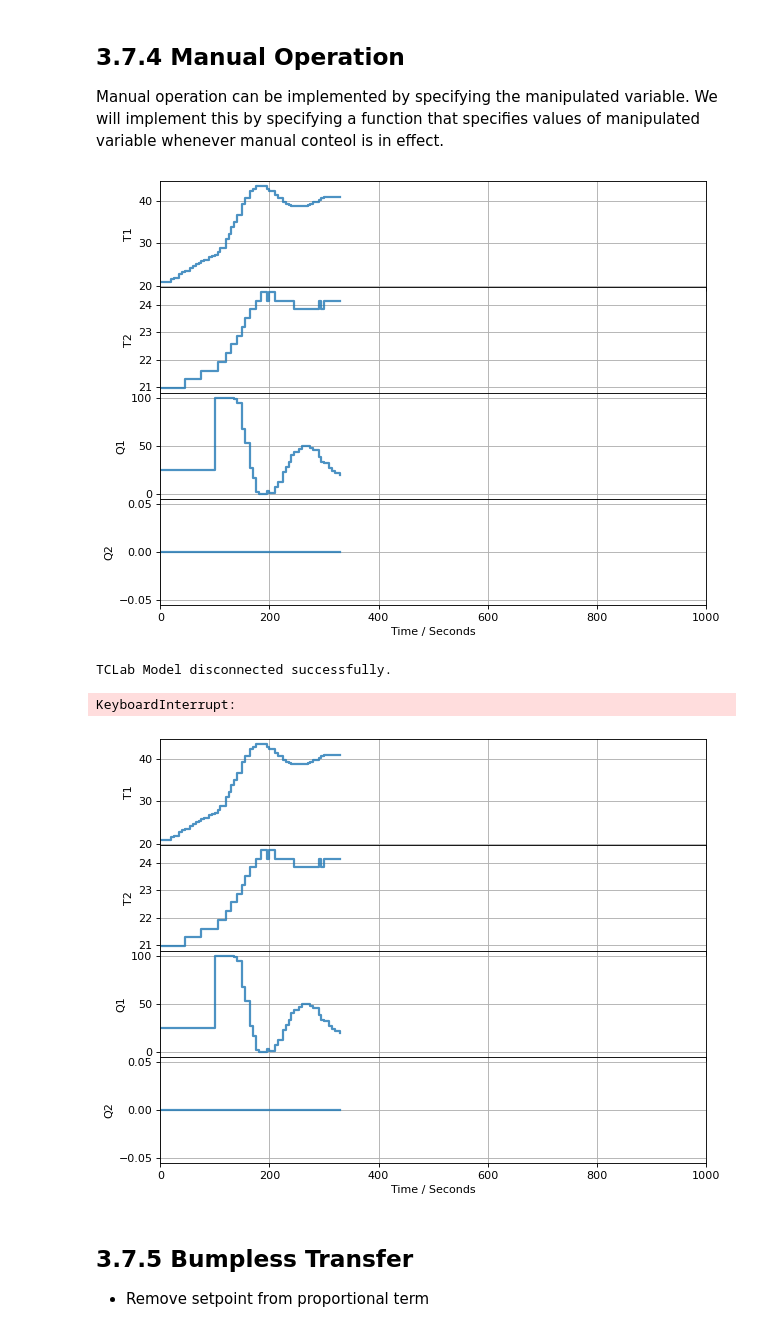
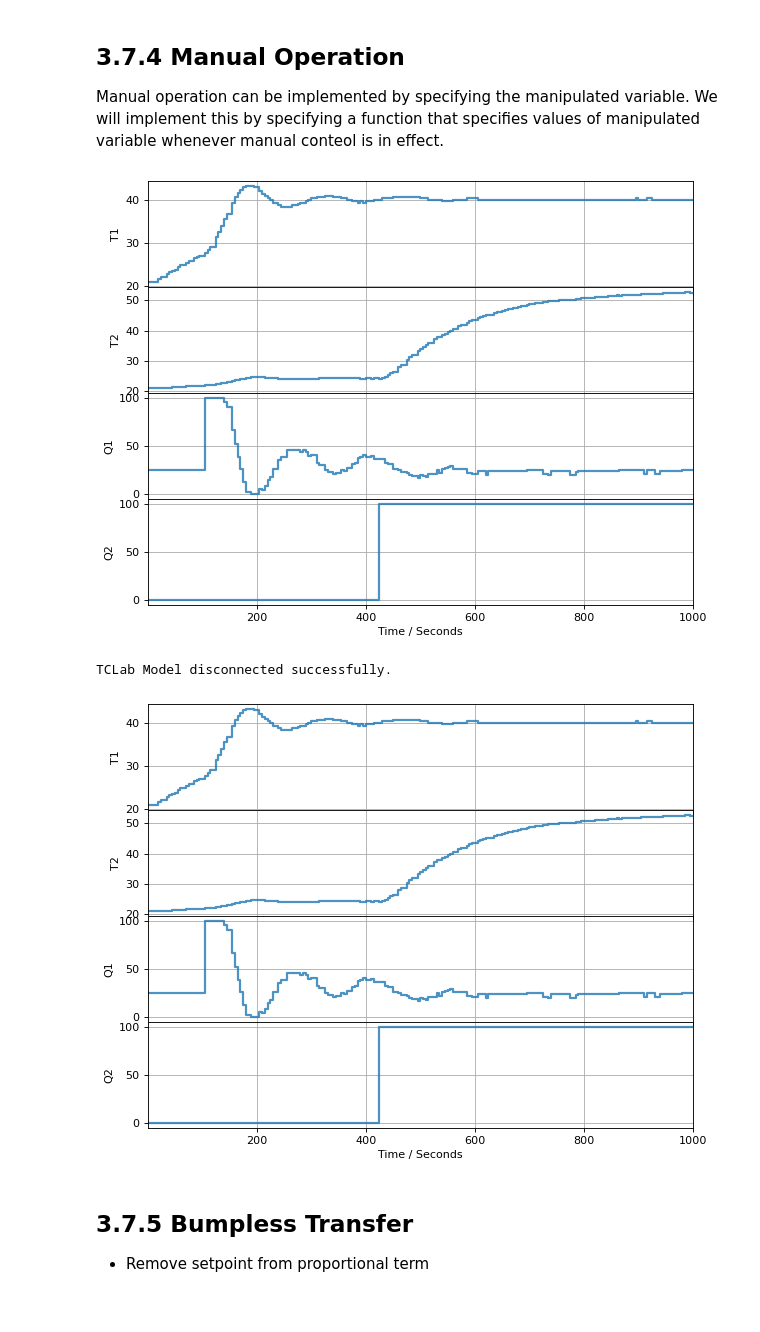
Before and after one commit to jckantor/cbe30338-2021, a Jupyter notebook: docs/03.07-Integral-Windup-and-Bumpless-Transfer.ipynb, the cells around one changed output. Drawn from its saved outputs; the diff is of its cells as text; code cells hidden in the pictures.

Commit message:
update figures

```diff
--- a/docs/03.07-Integral-Windup-and-Bumpless-Transfer.ipynb
+++ b/docs/03.07-Integral-Windup-and-Bumpless-Transfer.ipynb
@@ -75,6 +75,3 @@ def experiment(controller, t_step=5, t_final=1000,
             lab.Q1(U1)
             lab.Q2(DV(t))                        # <= disturbance
             p.update(t)
-
-controller =  PI(5, 0.05)
-experiment(controller)
@@ -137,6 +136,5 @@ def PI_antiwindup_1(Kp, Ki, MV_bar=0, MV_min=0, MV_max=100):
         MV = max(MV_min, min(MV_max, MV))
         e_prev = e
 
-controller = PI_antiwindup_1(10, 0.5)
-experiment(controller)
+experiment(PI_antiwindup_1(10, 0.5))
 # %% [output]
@@ -220,6 +218,5 @@ def PI_antiwindup_2(Kp, Ki, MV_bar=0, MV_min=0, MV_max=100):
         # MV = max(MV_min, min(MV_max, MV)) # <=== turn this off for demo
         e_prev = e
 
-controller = PI_antiwindup_2(10, 0.5)
-experiment_2(controller)
+experiment_2(PI_antiwindup_2(10, 0.5))
 # %% [output]
@@ -235,12 +234,11 @@ def PI_antiwindup(Kp, Ki, MV_bar=0, MV_min=0, MV_max=100):
     MV = MV_bar
     e_prev = 0
     while True:
-        t_step, SP, PV, MV = yield MV   # <==== now gets MV from experiment
+        t_step, SP, PV, MV = yield MV       # <= now gets MV from experiment
         e = PV - SP
         MV += -Kp*(e - e_prev) - t_step*Ki*e
-        MV = max(MV_min, min(MV_max, MV))
+        MV = max(MV_min, min(MV_max, MV))   # <= range limits
         e_prev = e
 
-controller = PI_antiwindup(10, 0.5)
-experiment_2(controller)
+experiment_2(PI_antiwindup(10, 0.5))
 # %% [output]
@@ -257,39 +254,37 @@ Manual operation can be implemented by specifying the manipulated variable. We w
 from tclab import TCLab, clock, Historian, Plotter, setup
 
 def experiment_3(controller, t_final=1000, t_step=5,
                SP=lambda t: 40 if t >= 20 else 0,
                DV=lambda t: 100 if t >= 420 else 0,
                MV=lambda t: 25 if t <= 100 else None):   # <== manipulated variable. Return none for auto
     TCLab = setup(connected=False, speedup=60)
     with TCLab() as lab:
 
         # set up historian and plotter
         h = Historian(lab.sources)
         p = Plotter(h, t_final)
 
         # initialize manipulated variable
         lab.P1 = 200
         lab.Q1(next(controller))
 
         # event loop
         for t in clock(t_final, t_step):
             T1 = lab.T1
             U1 = lab.Q1()
             if MV(t) is None:
                 U1 = controller.send((t_step, SP(t), T1, U1))    # automatic control
             else:
                 U1 = MV(t)                                       # manual control
             lab.Q1(U1)
             lab.Q2(DV(t))
             p.update(t)
 
-controller = PI_antiwindup(10, 0.5)
-experiment_3(controller)
+experiment_3(PI_antiwindup(10, 0.5))
 # %% [output]
-[figure, old version]
+[figure, new version]
 TCLab Model disconnected successfully.
-KeyboardInterrupt:
-[figure, old version]
+[figure, new version]
 # %% [markdown]
 ## 3.7.5 Bumpless Transfer
 
```
Also changed, not shown: parts of 11 cells of this notebook, 7 other files.
